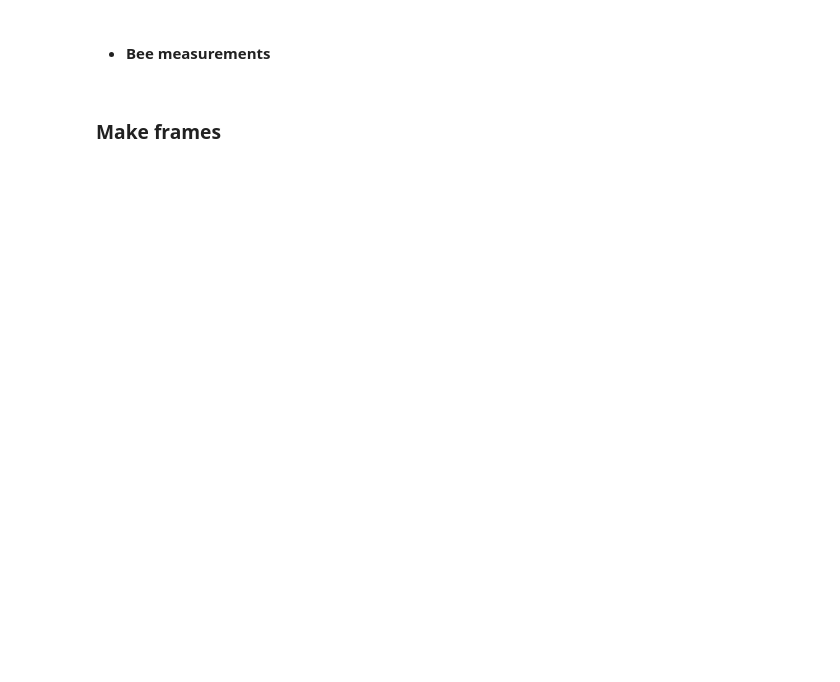
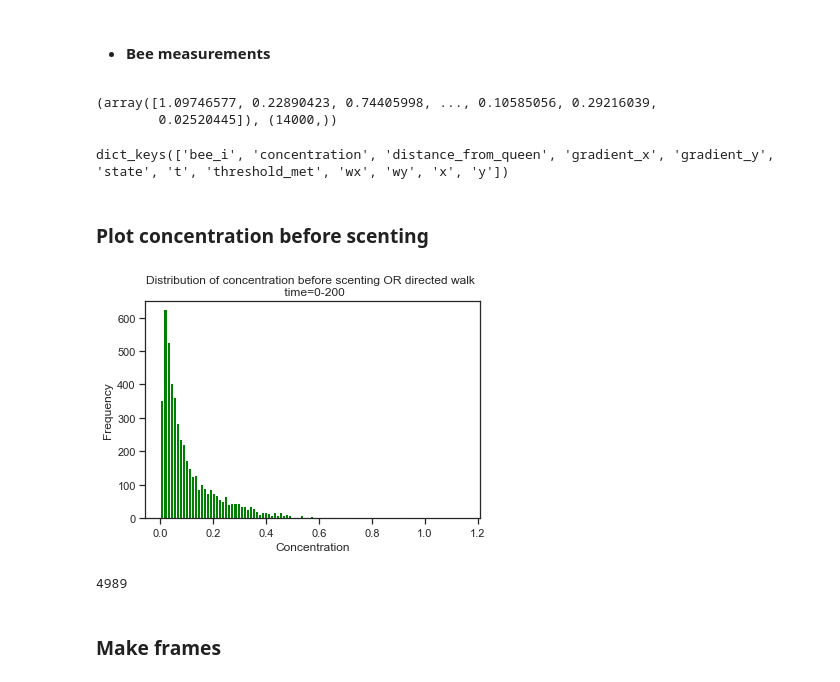
Before and after one commit to dieumynguyen/bee_communication_v2, a Jupyter notebook: ipynb/MovieMaker.ipynb, the cells around one changed output. Cells and saved outputs as stored; diff of their text form; code cells hidden in the pictures; blank space fills up the shorter version.

```diff
--- a/ipynb/MovieMaker.ipynb
+++ b/ipynb/MovieMaker.ipynb
@@ -72,7 +69,7 @@ def read_config(base_exp_dir):
             cfg_opts[key] = val
     return cfg_opts
 # %%
-base_exp_dir = "Q0.15_W0.15_D0.6_T0.01000_wb5.0_decay18.0_seed0"
+base_exp_dir = "experiments/Q0.15_W0.15_D0.6_T0.01000_wb5.0_decay18.0_seed0"
 os.path.exists(base_exp_dir)
 # %% [output]
 True
@@ -81,7 +78,7 @@ script_config = read_config(base_exp_dir)
 # %% [markdown]
 ### Read h5 data & visualization
 # %%
-ipynb_dev_config = False
+ipynb_dev_config = True
 # %%
 if not ipynb_dev_config:
     env_path = os.path.join(base_exp_dir, "envir_hist.h5")
@@ -113,6 +110,15 @@ bee_data = {}
 with h5py.File(bee_path, 'r') as infile:
     for key, val in infile.items():
         bee_data[key] = np.array(val)
+# %%
+bee_data['y'], bee_data['y'].shape
+# %% [output]
+(array([1.09746577, 0.22890423, 0.74405998, ..., 0.10585056, 0.29216039,
+        0.02520445]), (14000,))
+# %%
+bee_data.keys()
+# %% [output]
+dict_keys(['bee_i', 'concentration', 'distance_from_queen', 'gradient_x', 'gradient_y', 'state', 't', 'threshold_met', 'wx', 'wy', 'x', 'y'])
 # %%
 bee_nums = np.unique(bee_data['bee_i'])
 bees = {}
@@ -124,8 +130,55 @@ for bee_num in bee_nums:
     distance = bee_data['distance_from_queen'][idxs]
     bee_grads = bee_data['gradient_x'][idxs], bee_data['gradient_y'][idxs]
     bias = bee_data['wx'][idxs], bee_data['wy'][idxs]
+    concentration = bee_data['concentration'][idxs]
+    threshold_met = bee_data['threshold_met'][idxs]
     bees[bee_num] = {"x" : bee_x, "y" : bee_y, "state": bee_state,
-                    "distance": distance, "grads" : bee_grads}
+                    "distance": distance, "grads" : bee_grads,
+                    "concentration": concentration,
+                     "threshold_met" : threshold_met}
+# %% [markdown]
+### Plot concentration before scenting
+# %%
+sns.set(style="ticks")
+time = len(single_bee['state'])
+time_array = np.arange(0, time)
+concentrations = []
+
+before_scenting_only = False
+
+for bee_i, bee in enumerate(bees):
+    single_bee = bees[bee_i]
+    for t in time_array:
+        state = single_bee['state'][t]
+        threshold_met = single_bee['threshold_met'][t]
+
+        if before_scenting_only:
+            if state == 1:
+                concentration = single_bee['concentration'][t-1]
+                concentrations.append(concentration)
+
+        else:
+            if state == 1 or state == 3:
+                concentration = single_bee['concentration'][t-1]
+                concentrations.append(concentration)
+
+plt.hist(concentrations, color="green", bins=100)
+plt.xlabel("Concentration")
+plt.ylabel("Frequency")
+plt.ylim(0, 650)
+if before_scenting_only:
+    plt.title(f'Distribution of concentration before scenting \n time=0-{time}')
+    plt.savefig('worker_concentration/before_scenting.png')
+else:
+    plt.title(f'Distribution of concentration before scenting OR directed walk \n time=0-{time}')
+    plt.savefig('worker_concentration/before_scenting_or_directed.png')
+plt.show()
+# %% [output]
+[figure, added]
+# %%
+len(concentrations)
+# %% [output]
+4989
 # %% [markdown]
 ### Make frames
 # %%
```
Also changed, not shown: parts of 5 cells of this notebook, 8 other files.
